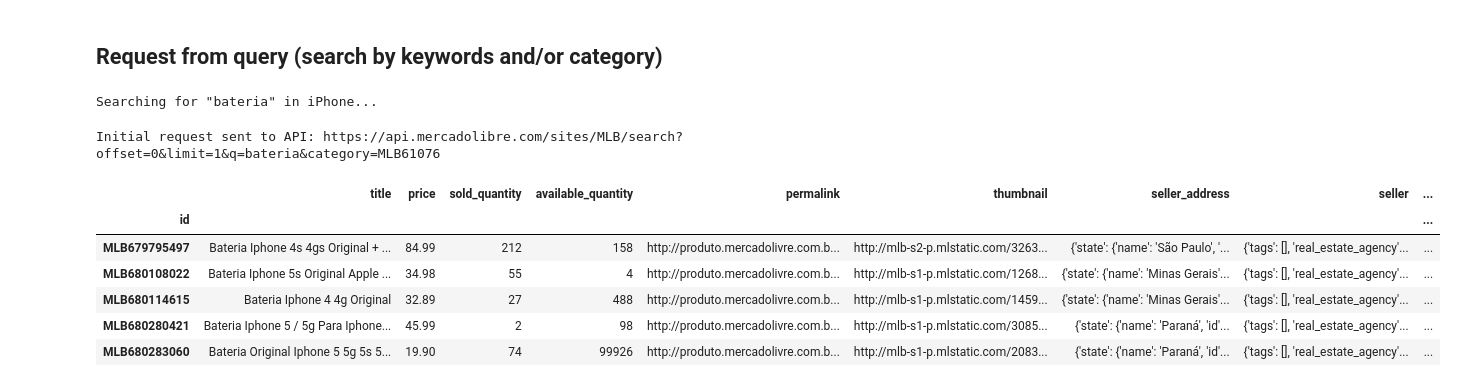
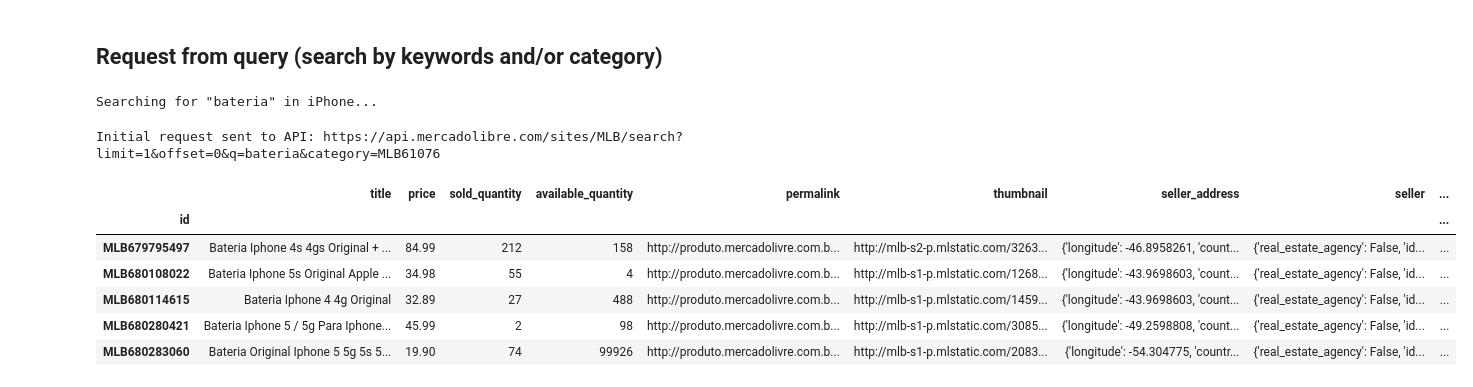
Before and after one commit to lpillmann/mercadolibre-api-wrapper, a Jupyter notebook: wrapper-example.ipynb, the cells around one changed output. Drawn from its saved outputs; the diff is of its cells as text; code cells hidden in the pictures.

```diff
--- a/wrapper-example.ipynb
+++ b/wrapper-example.ipynb
@@ -3,15 +1,17 @@ from api_wrapper import get_df_from_query
 # %% [markdown]
 ## Request from query (search by keywords and/or category)
 # %%
-df = get_df_from_query(query='bateria', category='MLB61076', items_per_query=100, total_results_limit=1000)
+import ml_wrapper as ml
+
+df = ml.get_df_from_query(query='bateria', category='MLB61076', items_per_query=100, total_results_limit=1000)
 df.head()
 # %% [output]
 Searching for "bateria" in iPhone...
-Initial request sent to API: https://api.mercadolibre.com/sites/MLB/search?offset=0&limit=1&q=bateria&category=MLB61076
+Initial request sent to API: https://api.mercadolibre.com/sites/MLB/search?limit=1&offset=0&q=bateria&category=MLB61076
 |  | title | price | sold_quantity | available_quantity | permalink | thumbnail | seller_address | seller | ... |
 | id |  |  |  |  |  |  |  |  | ... |
-| MLB679795497 | Bateria Iphone 4s 4gs Original + ... | 84.99 | 212 | 158 | http://produto.mercadolivre.com.b... | http://mlb-s2-p.mlstatic.com/3263... | {'state': {'name': 'São Paulo', '... | {'tags': [], 'real_estate_agency'... | ... |
-| MLB680108022 | Bateria Iphone 5s Original Apple ... | 34.98 | 55 | 4 | http://produto.mercadolivre.com.b... | http://mlb-s1-p.mlstatic.com/1268... | {'state': {'name': 'Minas Gerais'... | {'tags': [], 'real_estate_agency'... | ... |
-| MLB680114615 | Bateria Iphone 4 4g Original | 32.89 | 27 | 488 | http://produto.mercadolivre.com.b... | http://mlb-s1-p.mlstatic.com/1459... | {'state': {'name': 'Minas Gerais'... | {'tags': [], 'real_estate_agency'... | ... |
-| MLB680280421 | Bateria Iphone 5 / 5g Para Iphone... | 45.99 | 2 | 98 | http://produto.mercadolivre.com.b... | http://mlb-s1-p.mlstatic.com/3085... | {'state': {'name': 'Paraná', 'id'... | {'tags': [], 'real_estate_agency'... | ... |
-| MLB680283060 | Bateria Original Iphone 5 5g 5s 5... | 19.90 | 74 | 99926 | http://produto.mercadolivre.com.b... | http://mlb-s1-p.mlstatic.com/2083... | {'state': {'name': 'Paraná', 'id'... | {'tags': [], 'real_estate_agency'... | ... |
+| MLB679795497 | Bateria Iphone 4s 4gs Original + ... | 84.99 | 212 | 158 | http://produto.mercadolivre.com.b... | http://mlb-s2-p.mlstatic.com/3263... | {'longitude': -46.8958261, 'count... | {'real_estate_agency': False, 'id... | ... |
+| MLB680108022 | Bateria Iphone 5s Original Apple ... | 34.98 | 55 | 4 | http://produto.mercadolivre.com.b... | http://mlb-s1-p.mlstatic.com/1268... | {'longitude': -43.9698603, 'count... | {'real_estate_agency': False, 'id... | ... |
+| MLB680114615 | Bateria Iphone 4 4g Original | 32.89 | 27 | 488 | http://produto.mercadolivre.com.b... | http://mlb-s1-p.mlstatic.com/1459... | {'longitude': -43.9698603, 'count... | {'real_estate_agency': False, 'id... | ... |
+| MLB680280421 | Bateria Iphone 5 / 5g Para Iphone... | 45.99 | 2 | 98 | http://produto.mercadolivre.com.b... | http://mlb-s1-p.mlstatic.com/3085... | {'longitude': -49.2598808, 'count... | {'real_estate_agency': False, 'id... | ... |
+| MLB680283060 | Bateria Original Iphone 5 5g 5s 5... | 19.90 | 74 | 99926 | http://produto.mercadolivre.com.b... | http://mlb-s1-p.mlstatic.com/2083... | {'longitude': -54.304775, 'countr... | {'real_estate_agency': False, 'id... | ... |
```
Also changed, not shown: parts of 1 cell of this notebook, 3 other files.
